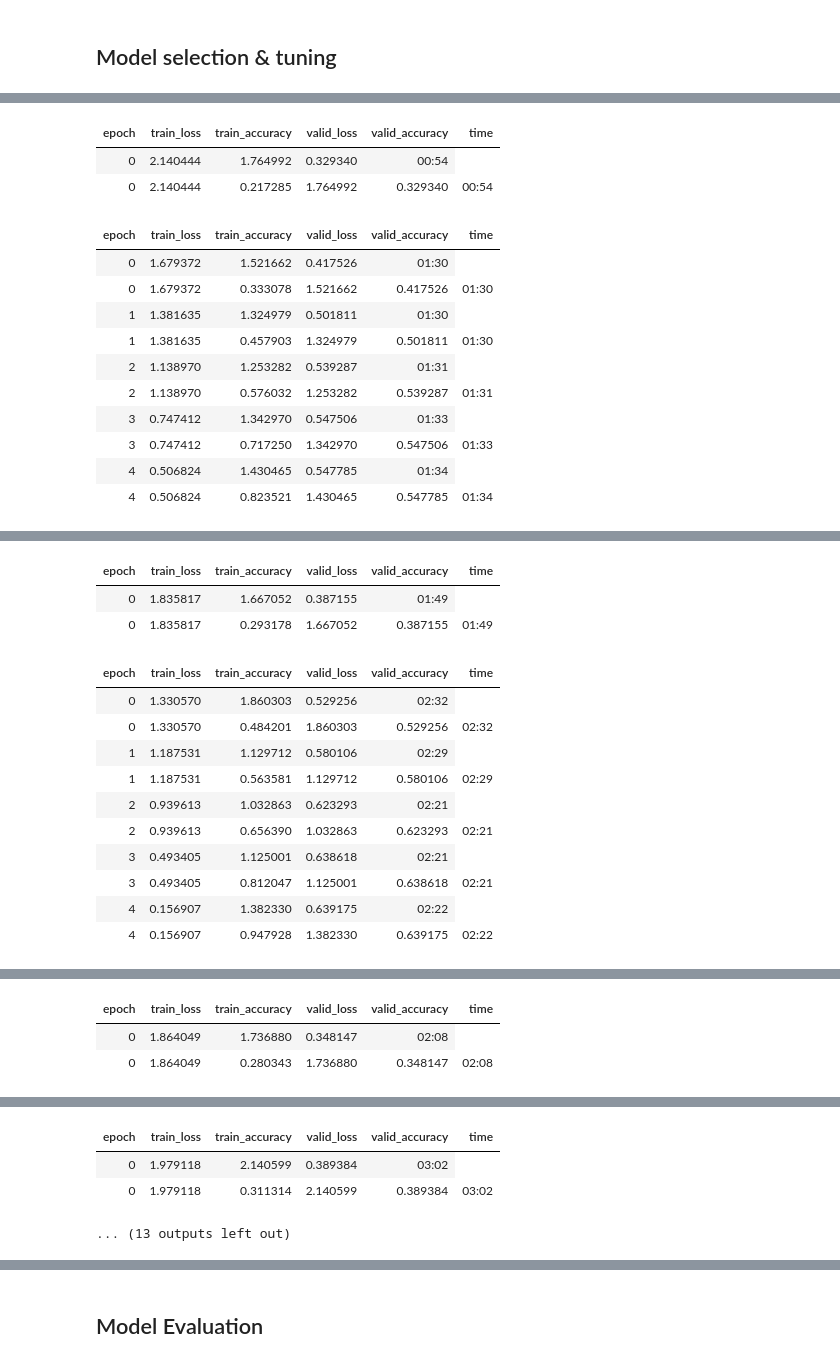
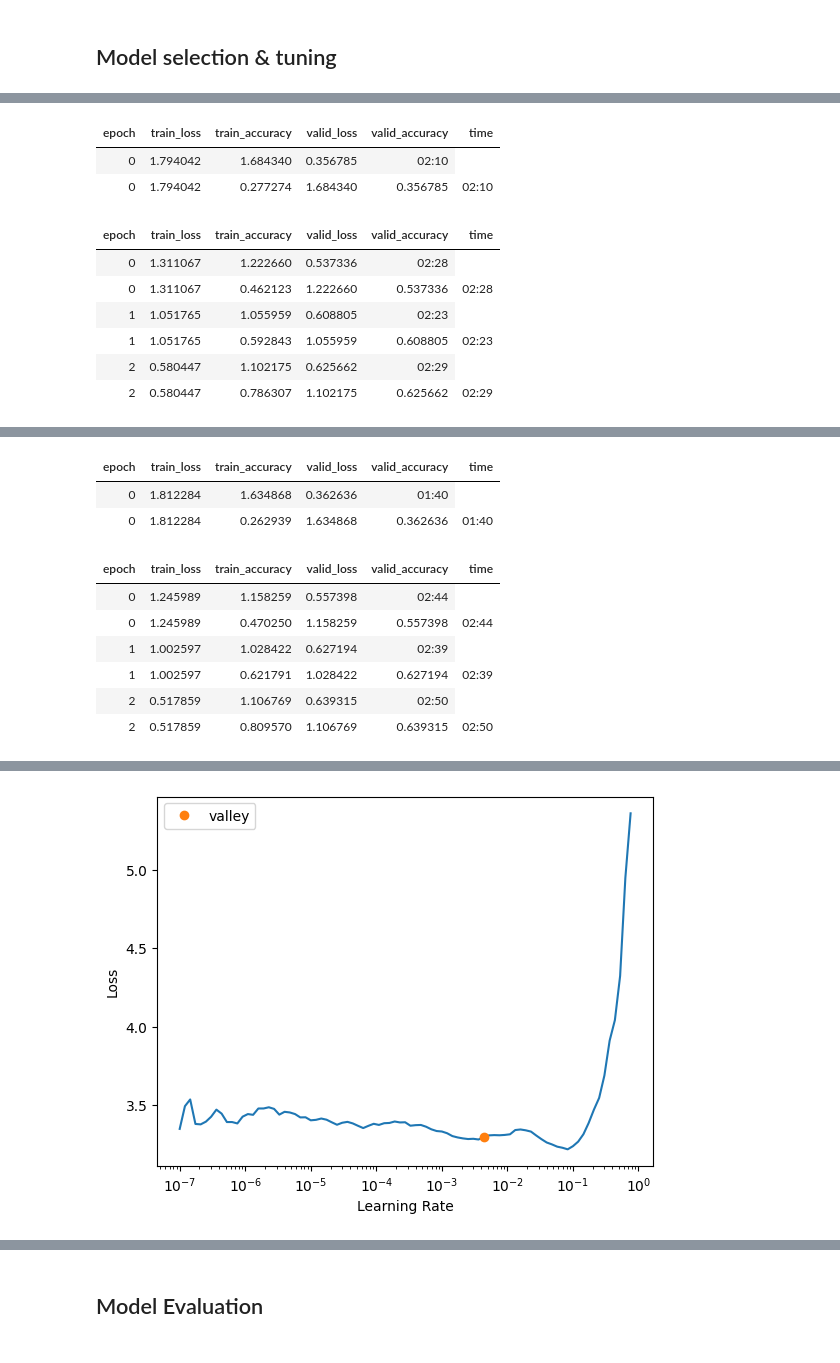
Before and after one commit to nmirabets/emotion-recognition, a Jupyter notebook: notebooks/main_fastai.ipynb, the cells around one changed output, grey strips where cells are left out. Drawn from its saved outputs; the diff is of its cells as text; code cells hidden in the pictures.

Commit message:
seleted best performing model

```diff
--- a/notebooks/main_fastai.ipynb
+++ b/notebooks/main_fastai.ipynb
@@ -36,0 +71,10 @@ def save_learner_metrics(learner, path):
+# %%
+# Define dataset path
+path = "../data/fer-2013/"
+#path = "../data/balanced_fer-2013/"
+
+# Create dataloader
+dls = Dataset(path).get_data_loader()
+
+# Show batch
+dls.show_batch(max_n=64, ncols=8)
@@ -39,70 +104,62 @@ def save_learner_metrics(learner, path):
 # %%
 #Define base path
-base_path = Path('/Users/nmirabets/Documents/data-science/repos/emotion-recognition')
+base_path = '/Users/nmirabets/Documents/data-science/repos/emotion-recognition'
 
 # Define train_id
-train_id = 'fa_train_4'
+train_id = 'NB_2'
 
 # Define models to test
-models_to_test = [resnet34, resnet50, densenet121, densenet169, vgg16_bn, vgg19_bn]
+models_to_test = [resnet50, vgg16_bn]
 
 # Define epochs
-epochs = 5
+epochs = 3
 
 # Initialize list of learners
 learners = []
 
 for model in models_to_test: # Loop through the models
 
     # Create learner
     learn = vision_learner(dls, model, metrics=[accuracy],
                             cbs=Recorder(valid_metrics=True, train_metrics=True, add_time=True))
 
     # Find optimal learning rate
     suggested_lr = learn.lr_find().valley
 
     # Train model
     learn.fine_tune(epochs, suggested_lr)
 
     # Define learner name
     learner_name = f'{train_id}_{model.__name__ }_epochs_{epochs}_lr_{round(suggested_lr,4)}'
 
     # Append learner to list
     learners.append({'name': learner_name, 'learner': learn})
 
     # Save metrics
     save_learner_metrics(learn, f'{base_path}/learner_metrics/{learner_name}.csv')
 
     # Save model
     learn.export(f'{base_path}/models/{learner_name}.pth')
 # %% [output]
 [interactive output not drawn]
 | epoch | train_loss | train_accuracy | valid_loss | valid_accuracy | time |
-| 0 | 2.140444 | 1.764992 | 0.329340 | 00:54 |
-| 0 | 2.140444 | 0.217285 | 1.764992 | 0.329340 | 00:54 |
+| 0 | 1.794042 | 1.684340 | 0.356785 | 02:10 |
+| 0 | 1.794042 | 0.277274 | 1.684340 | 0.356785 | 02:10 |
 | epoch | train_loss | train_accuracy | valid_loss | valid_accuracy | time |
-| 0 | 1.679372 | 1.521662 | 0.417526 | 01:30 |
-| 0 | 1.679372 | 0.333078 | 1.521662 | 0.417526 | 01:30 |
-| 1 | 1.381635 | 1.324979 | 0.501811 | 01:30 |
-| 1 | 1.381635 | 0.457903 | 1.324979 | 0.501811 | 01:30 |
-| 2 | 1.138970 | 1.253282 | 0.539287 | 01:31 |
-| 2 | 1.138970 | 0.576032 | 1.253282 | 0.539287 | 01:31 |
-| 3 | 0.747412 | 1.342970 | 0.547506 | 01:33 |
-| 3 | 0.747412 | 0.717250 | 1.342970 | 0.547506 | 01:33 |
-| 4 | 0.506824 | 1.430465 | 0.547785 | 01:34 |
-| 4 | 0.506824 | 0.823521 | 1.430465 | 0.547785 | 01:34 |
+| 0 | 1.311067 | 1.222660 | 0.537336 | 02:28 |
+| 0 | 1.311067 | 0.462123 | 1.222660 | 0.537336 | 02:28 |
+| 1 | 1.051765 | 1.055959 | 0.608805 | 02:23 |
+| 1 | 1.051765 | 0.592843 | 1.055959 | 0.608805 | 02:23 |
+| 2 | 0.580447 | 1.102175 | 0.625662 | 02:29 |
+| 2 | 0.580447 | 0.786307 | 1.102175 | 0.625662 | 02:29 |
 [interactive output not drawn]
 | epoch | train_loss | train_accuracy | valid_loss | valid_accuracy | time |
-| 0 | 1.835817 | 1.667052 | 0.387155 | 01:49 |
-| 0 | 1.835817 | 0.293178 | 1.667052 | 0.387155 | 01:49 |
+| 0 | 1.812284 | 1.634868 | 0.362636 | 01:40 |
+| 0 | 1.812284 | 0.262939 | 1.634868 | 0.362636 | 01:40 |
 | epoch | train_loss | train_accuracy | valid_loss | valid_accuracy | time |
-| 0 | 1.330570 | 1.860303 | 0.529256 | 02:32 |
-| 0 | 1.330570 | 0.484201 | 1.860303 | 0.529256 | 02:32 |
-| 1 | 1.187531 | 1.129712 | 0.580106 | 02:29 |
-| 1 | 1.187531 | 0.563581 | 1.129712 | 0.580106 | 02:29 |
-| 2 | 0.939613 | 1.032863 | 0.623293 | 02:21 |
-| 2 | 0.939613 | 0.656390 | 1.032863 | 0.623293 | 02:21 |
-| 3 | 0.493405 | 1.125001 | 0.638618 | 02:21 |
-| 3 | 0.493405 | 0.812047 | 1.125001 | 0.638618 | 02:21 |
-| 4 | 0.156907 | 1.382330 | 0.639175 | 02:22 |
-| 4 | 0.156907 | 0.947928 | 1.382330 | 0.639175 | 02:22 |
+| 0 | 1.245989 | 1.158259 | 0.557398 | 02:44 |
+| 0 | 1.245989 | 0.470250 | 1.158259 | 0.557398 | 02:44 |
+| 1 | 1.002597 | 1.028422 | 0.627194 | 02:39 |
+| 1 | 1.002597 | 0.621791 | 1.028422 | 0.627194 | 02:39 |
+| 2 | 0.517859 | 1.106769 | 0.639315 | 02:50 |
+| 2 | 0.517859 | 0.809570 | 1.106769 | 0.639315 | 02:50 |
@@ -110,3 +165,0 @@ for model in models_to_test: # Loop through the models
-| epoch | train_loss | train_accuracy | valid_loss | valid_accuracy | time |
-| 0 | 1.864049 | 1.736880 | 0.348147 | 02:08 |
-| 0 | 1.864049 | 0.280343 | 1.736880 | 0.348147 | 02:08 |
@@ -126,4 +166 @@ Downloading: "https://download.pytorch.org/models/densenet169-b2777c0a.pth" to /
-| epoch | train_loss | train_accuracy | valid_loss | valid_accuracy | time |
-| 0 | 1.979118 | 2.140599 | 0.389384 | 03:02 |
-| 0 | 1.979118 | 0.311314 | 2.140599 | 0.389384 | 03:02 |
-... (13 outputs left out)
+[figure, added]
```
Also changed, not shown: parts of 20 cells of this notebook, 10 other files.
